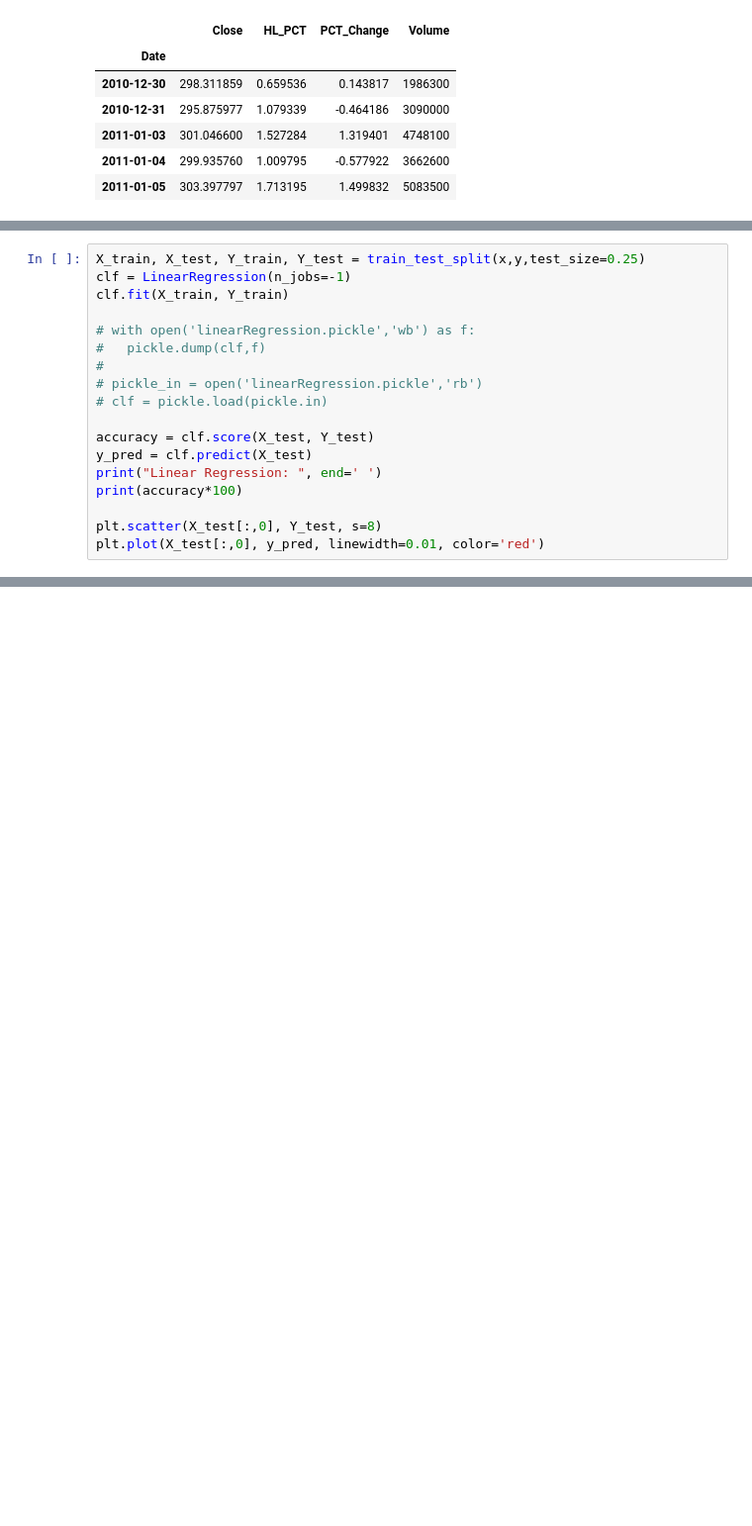
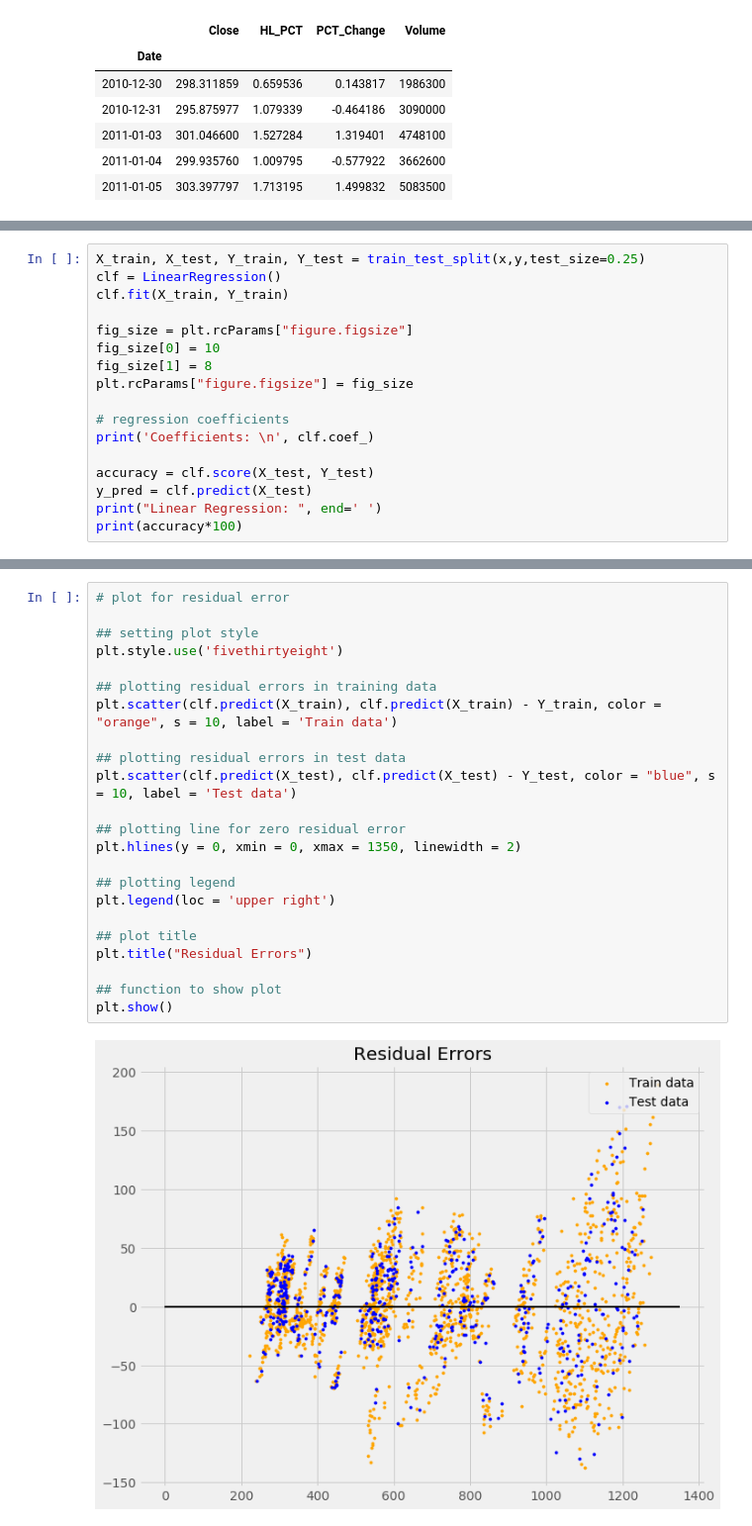
Before and after one commit to a1bhinav/MachineLearning, a Jupyter notebook: Google Stock Price Prediction/LinearRegression.ipynb, the cells around one changed output, grey strips where cells are left out. Shown at 99% size. Cells and saved outputs as stored; diff of their text form; blank space fills up the shorter version.

```diff
--- a/Google Stock Price Prediction/LinearRegression.ipynb
+++ b/Google Stock Price Prediction/LinearRegression.ipynb
@@ -69,20 +131,19 @@ y = np.array(df['label'])
 x_lately = x[-forecast_out:]
 # %%
 X_train, X_test, Y_train, Y_test = train_test_split(x,y,test_size=0.25)
-clf = LinearRegression(n_jobs=-1)
+clf = LinearRegression()
 clf.fit(X_train, Y_train)
 
-# with open('linearRegression.pickle','wb') as f:
-#   pickle.dump(clf,f)
-#
-# pickle_in = open('linearRegression.pickle','rb')
-# clf = pickle.load(pickle.in)
+fig_size = plt.rcParams["figure.figsize"]
+fig_size[0] = 10
+fig_size[1] = 8
+plt.rcParams["figure.figsize"] = fig_size
+
+# regression coefficients
+print('Coefficients: \n', clf.coef_)
 
 accuracy = clf.score(X_test, Y_test)
 y_pred = clf.predict(X_test)
 print("Linear Regression: ", end=' ')
 print(accuracy*100)
-
-plt.scatter(X_test[:,0], Y_test, s=8)
-plt.plot(X_test[:,0], y_pred, linewidth=0.01, color='red')
 # %% [output]
@@ -113,0 +158,25 @@ plt.show()
+# %%
+# plot for residual error
+
+## setting plot style
+plt.style.use('fivethirtyeight')
+
+## plotting residual errors in training data
+plt.scatter(clf.predict(X_train), clf.predict(X_train) - Y_train, color = "orange", s = 10, label = 'Train data')
+
+## plotting residual errors in test data
+plt.scatter(clf.predict(X_test), clf.predict(X_test) - Y_test, color = "blue", s = 10, label = 'Test data')
+
+## plotting line for zero residual error
+plt.hlines(y = 0, xmin = 0, xmax = 1350, linewidth = 2)
+
+## plotting legend
+plt.legend(loc = 'upper right')
+
+## plot title
+plt.title("Residual Errors")
+
+## function to show plot
+plt.show()
+# %% [output]
+[figure, added]
```
Also changed, not shown: parts of 7 cells of this notebook.
